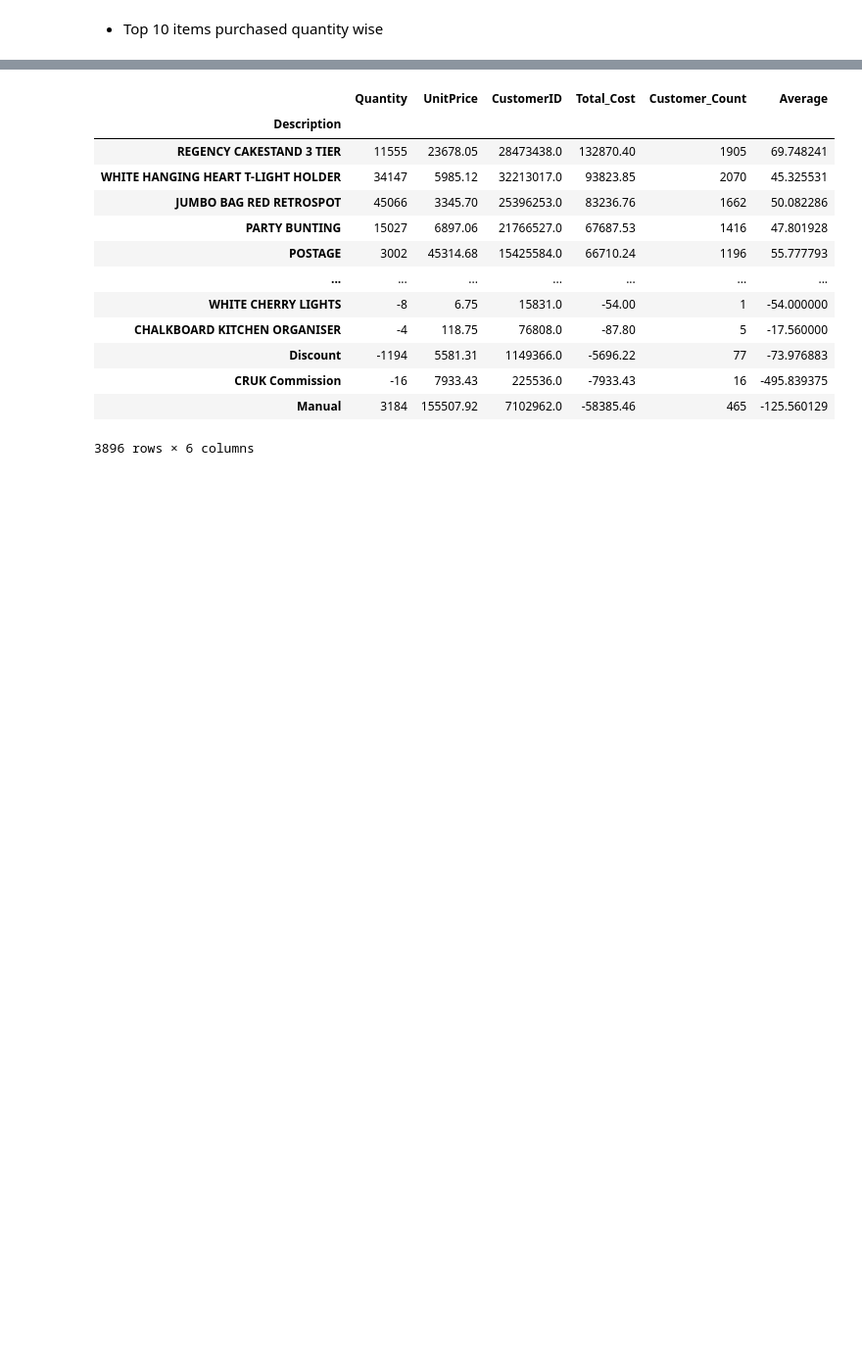
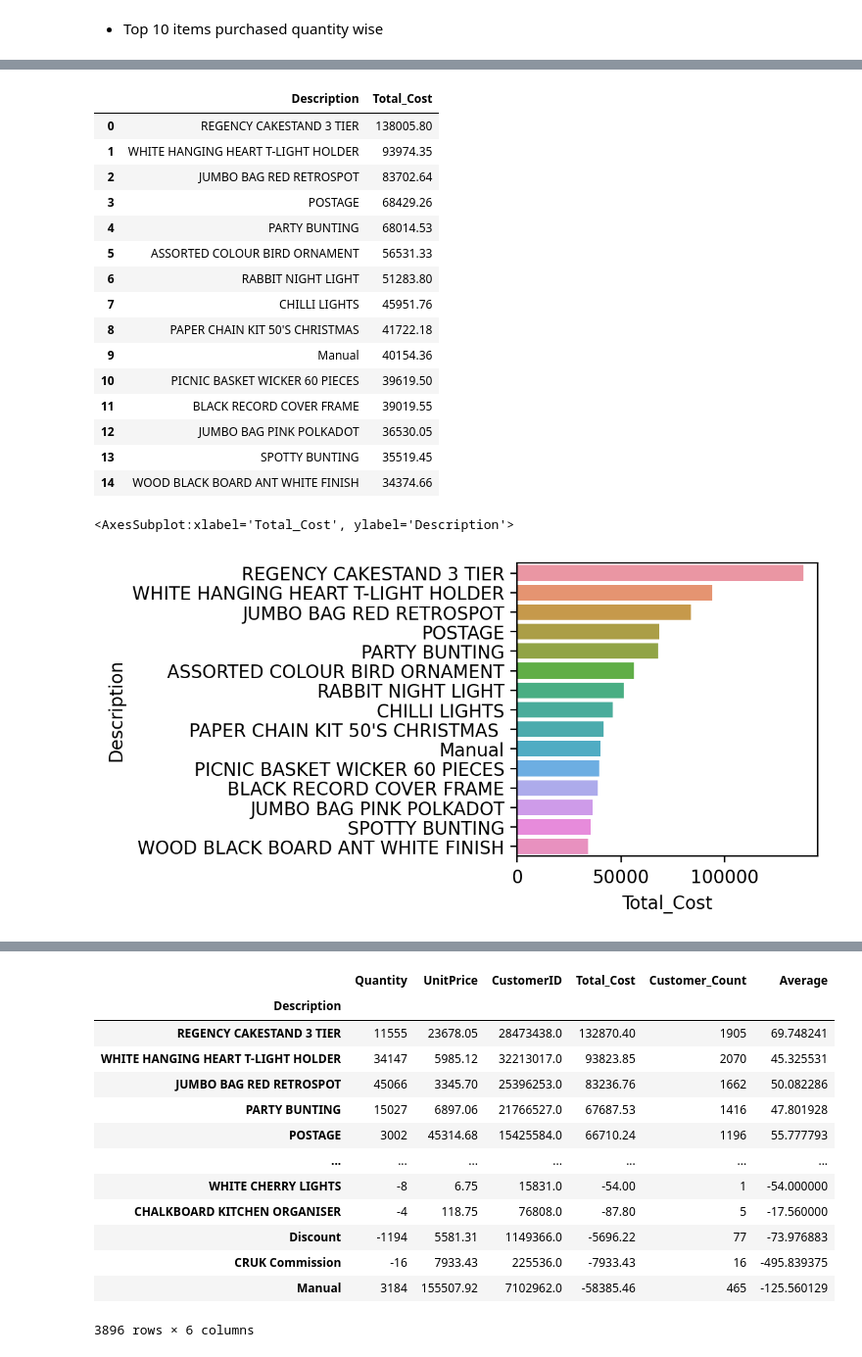
Before and after one commit to MIlanJP/Capstione-Unsupervised-Customer-Segmentation, a Jupyter notebook: Customer Segmentation.ipynb, the cells around one changed output, grey strips where cells are left out. Shown at 98% size. Cells and saved outputs as stored; diff of their text form; code cells hidden in the pictures; blank space fills up the shorter version.

```diff
--- a/Customer Segmentation.ipynb
+++ b/Customer Segmentation.ipynb
@@ -277,0 +340,24 @@ a=customer_data.groupby("Description")["Total_Cost"].sum().sort_values(ascending
+# %%
+top_items_made_profit=customer_data.groupby("Description")["Total_Cost"].sum().sort_values(ascending=False).reset_index()
+display(top_items_made_profit.head(15))
+plt.figure(figsize=(3,3),dpi=200)
+sns.barplot(data=top_15_items_made_profit.head(15),y="Description",x="Total_Cost")
+# %% [output]
+|  | Description | Total_Cost |
+| 0 | REGENCY CAKESTAND 3 TIER | 138005.80 |
+| 1 | WHITE HANGING HEART T-LIGHT HOLDER | 93974.35 |
+| 2 | JUMBO BAG RED RETROSPOT | 83702.64 |
+| 3 | POSTAGE | 68429.26 |
+| 4 | PARTY BUNTING | 68014.53 |
+| 5 | ASSORTED COLOUR BIRD ORNAMENT | 56531.33 |
+| 6 | RABBIT NIGHT LIGHT | 51283.80 |
+| 7 | CHILLI LIGHTS | 45951.76 |
+| 8 | PAPER CHAIN KIT 50'S CHRISTMAS | 41722.18 |
+| 9 | Manual | 40154.36 |
+| 10 | PICNIC BASKET WICKER 60 PIECES | 39619.50 |
+| 11 | BLACK RECORD COVER FRAME | 39019.55 |
+| 12 | JUMBO BAG PINK POLKADOT | 36530.05 |
+| 13 | SPOTTY BUNTING | 35519.45 |
+| 14 | WOOD BLACK BOARD ANT WHITE FINISH | 34374.66 |
+<AxesSubplot:xlabel='Total_Cost', ylabel='Description'>
+[figure, added]
```
Also changed, not shown: parts of 32 cells of this notebook.
